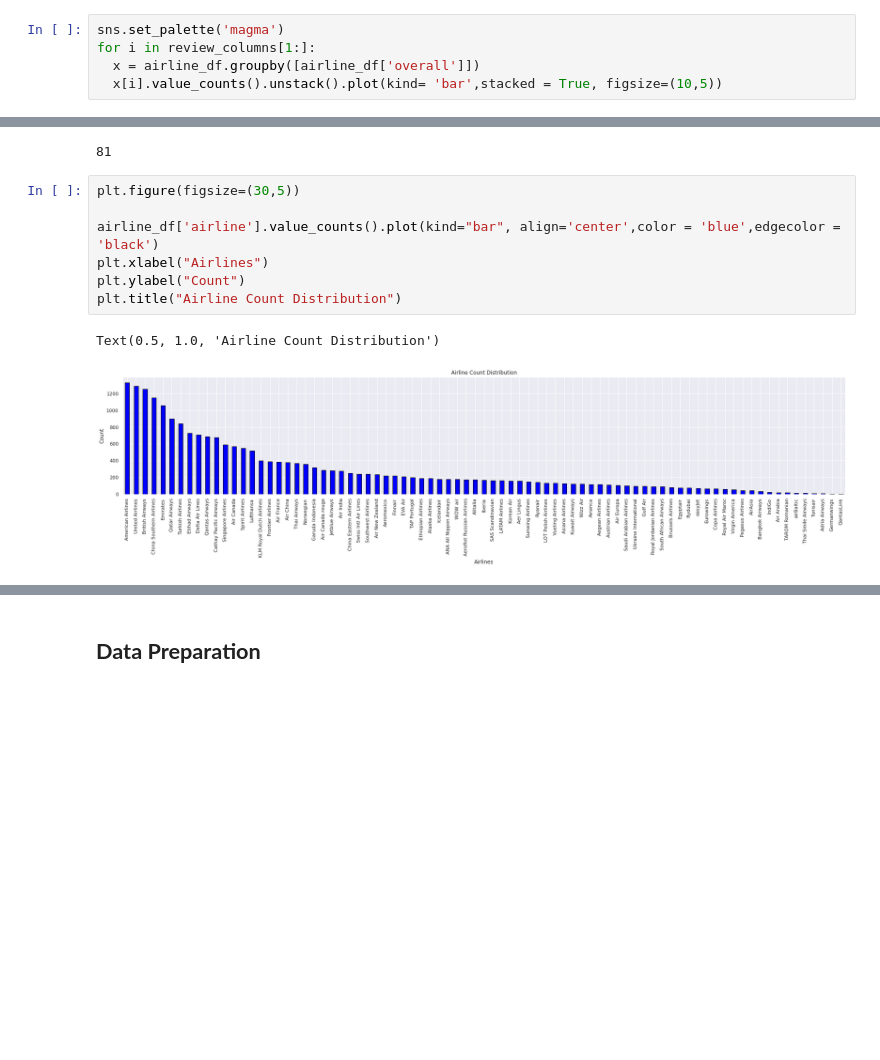
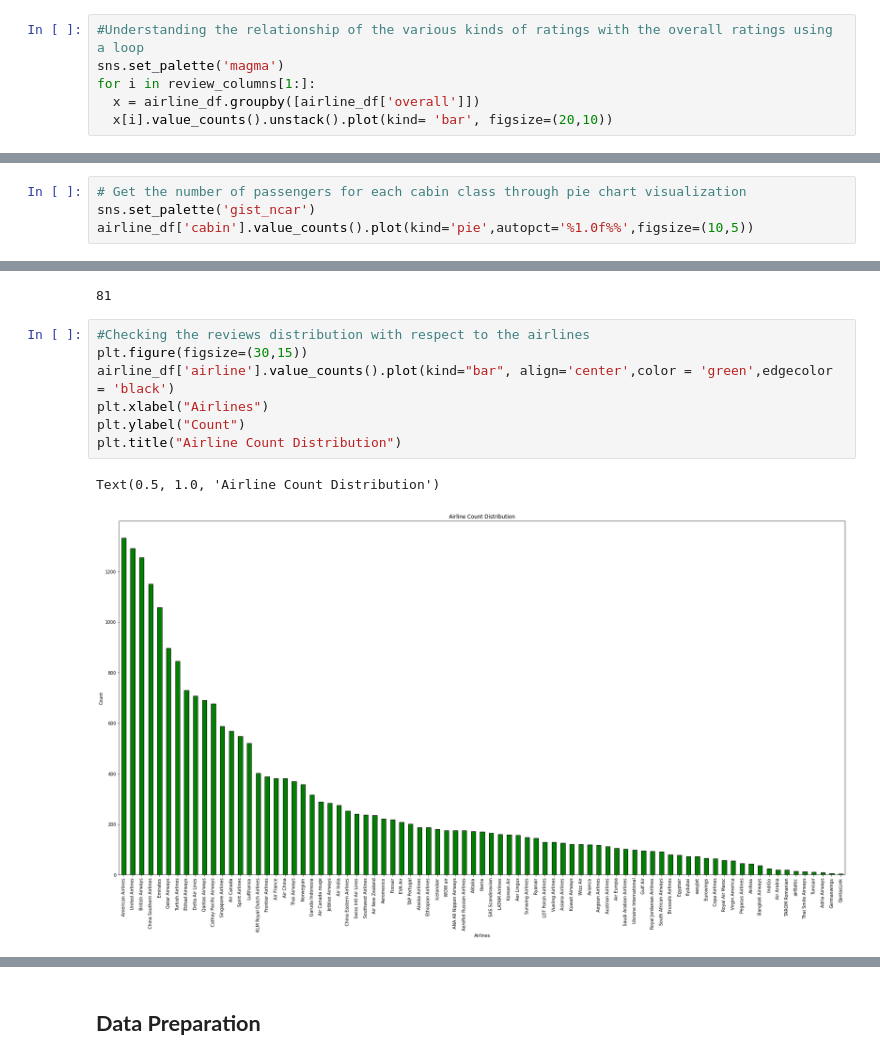
Before and after one commit to NayanaPradeep/Airline-Passenger-Referral-Prediction, a Jupyter notebook: Airline_Passenger_Referral_Prediction_Capstone_Project.ipynb, the cells around one changed output, grey strips where cells are left out. Drawn from its saved outputs; the diff is of its cells as text; blank space fills up the shorter version.

```diff
--- a/Airline_Passenger_Referral_Prediction_Capstone_Project.ipynb
+++ b/Airline_Passenger_Referral_Prediction_Capstone_Project.ipynb
@@ -375,7 +430,8 @@ airline_df["value_for_money"] = airline_df["value_for_money"]*2
 review_columns = ['overall','seat_comfort','cabin_service','food_bev','entertainment', 'ground_service', 'value_for_money']
 # %%
+#Understanding the relationship of the various kinds of ratings with the overall ratings using a loop
 sns.set_palette('magma')
 for i in review_columns[1:]:
   x = airline_df.groupby([airline_df['overall']])
-  x[i].value_counts().unstack().plot(kind= 'bar',stacked = True, figsize=(10,5))
+  x[i].value_counts().unstack().plot(kind= 'bar', figsize=(20,10))
 # %% [output]
@@ -403,0 +464,4 @@ sns.countplot(x = 'traveller_type', data = airline_df)
+# %%
+# Get the number of passengers for each cabin class through pie chart visualization
+sns.set_palette('gist_ncar')
+airline_df['cabin'].value_counts().plot(kind='pie',autopct='%1.0f%%',figsize=(10,5))
@@ -660,12 +761,12 @@ airline_df.airline.nunique()
 # %% [output]
 81
 # %%
-plt.figure(figsize=(30,5))
-
-airline_df['airline'].value_counts().plot(kind="bar", align='center',color = 'blue',edgecolor = 'black')
+#Checking the reviews distribution with respect to the airlines
+plt.figure(figsize=(30,15))
+airline_df['airline'].value_counts().plot(kind="bar", align='center',color = 'green',edgecolor = 'black')
 plt.xlabel("Airlines")
 plt.ylabel("Count")
 plt.title("Airline Count Distribution")
 # %% [output]
 Text(0.5, 1.0, 'Airline Count Distribution')
-[figure, old version]
+[figure, new version]
```
Also changed, not shown: parts of 120 cells of this notebook.
